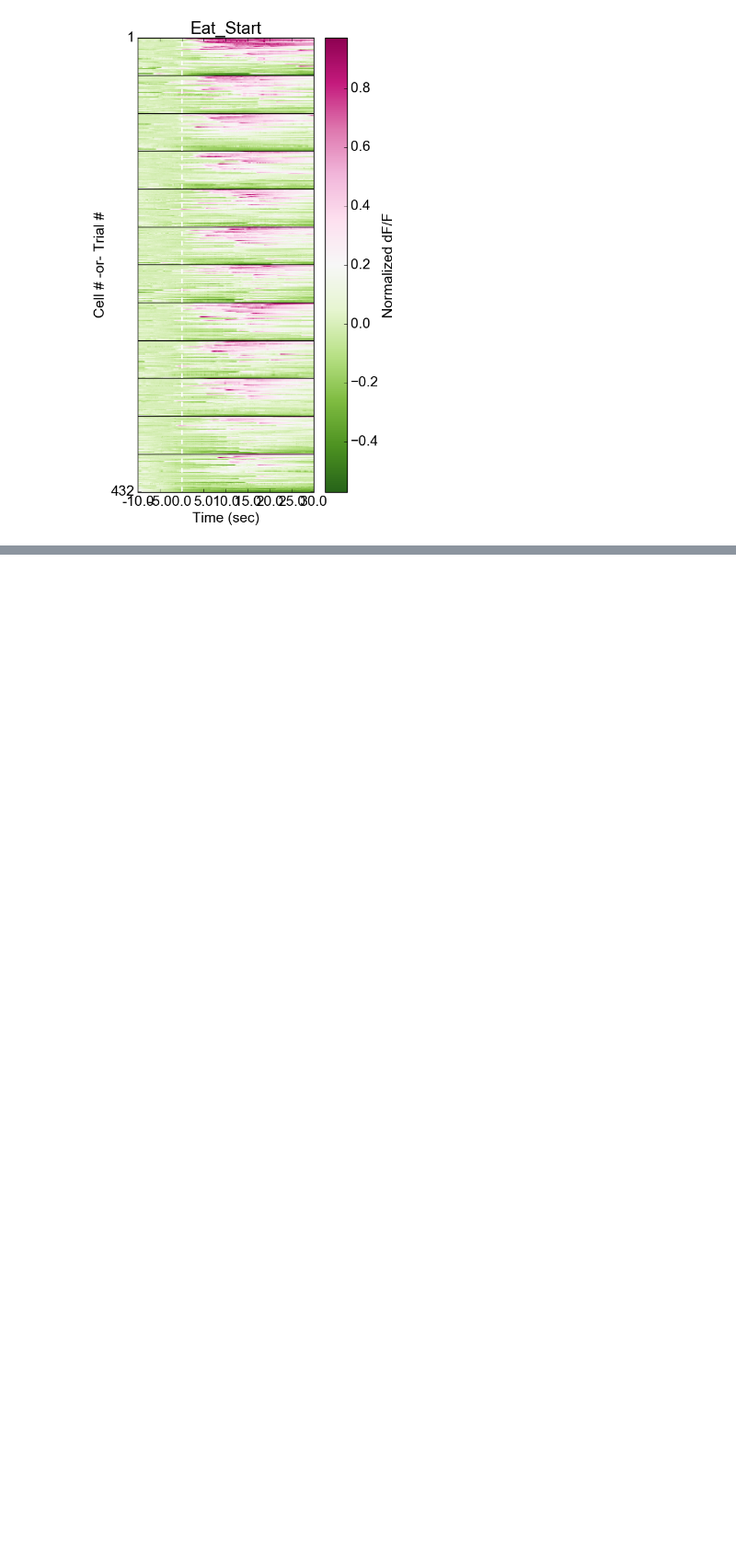
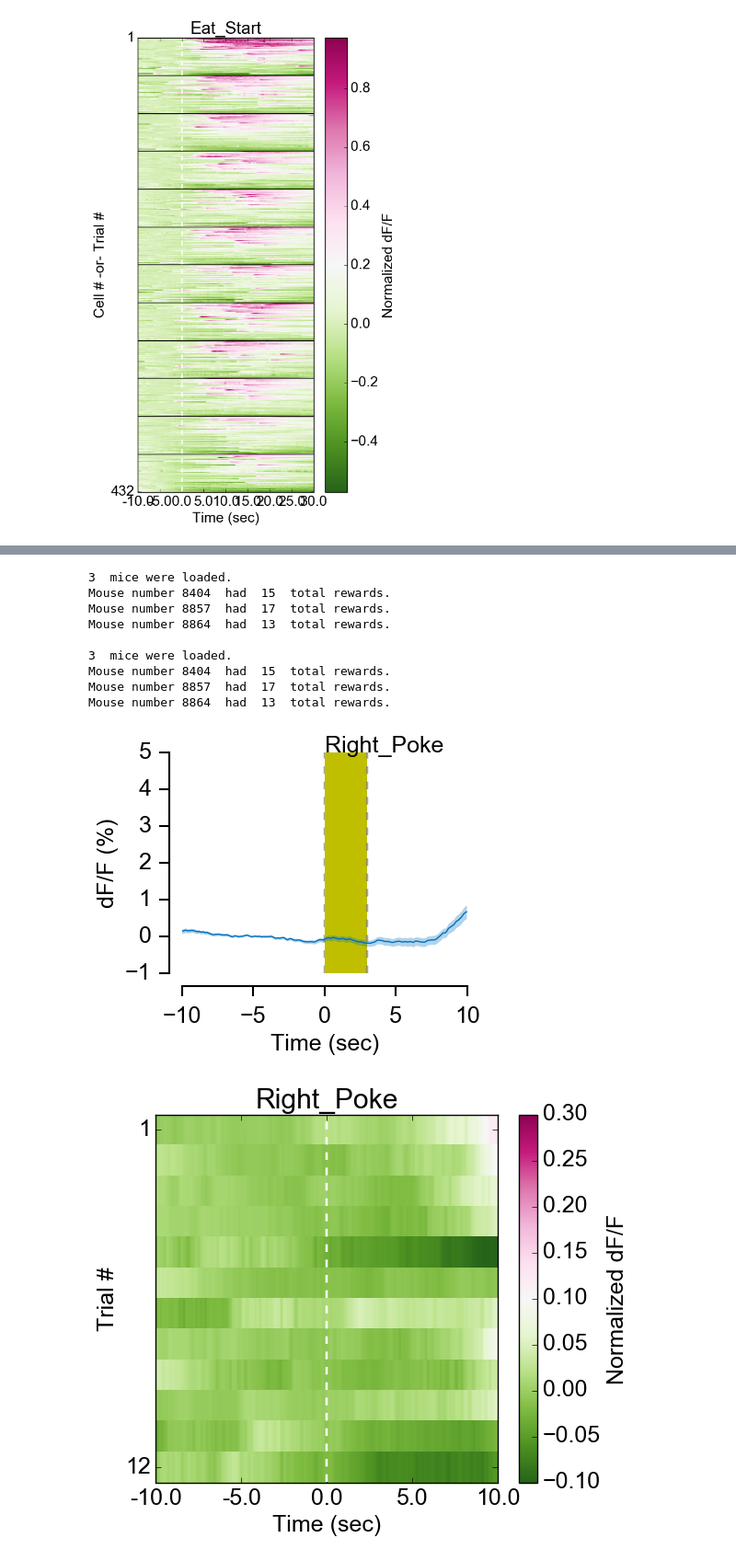
Before and after one commit to hkucukdereli/Analysis_Miniscope, a Jupyter notebook: Miniscope_FR1_first_summary.ipynb, the cells around one changed output, grey strips where cells are left out. Shown at 92% size. Cells and saved outputs as stored; diff of their text form; code cells hidden in the pictures; blank space fills up the shorter version.

```diff
--- a/Miniscope_FR1_first_summary.ipynb
+++ b/Miniscope_FR1_first_summary.ipynb
@@ -334,28 +338,40 @@ fig.savefig(fname)
 # %%
 # Pick the event
 eventType = 'Right_Poke'
 base = -10.0
-duration = 30.0
+duration = 10.0
 
 # Plot the mean of all
 eventsData = markTrials(mice, dFFList, base=base, duration=duration, eventType=eventType, behType=behType, trials=trials, baselining=True)
 eventsData_norm = markTrials(mice, normList, base=base, duration=duration, eventType=eventType, behType=behType, trials=trials, baselining=True)
 
 # Calculate the mean and sem
 mean=eventsData.pivot_table(index=['Event', 'Cell'], columns='New_Time').mean()
 sem=eventsData.pivot_table(index=['Event', 'Cell'], columns='New_Time').sem()
 time = np.arange(base,duration,fs)
 
 fig, ax = plotMean(mean, sem, time, eventType)
 ax.plot([3.0, 3.0],[-1, 5], 'gray', linestyle='--', linewidth=1.5*1.2, alpha=0.7)
 ax.fill_between([0.0,3.0], -1, 5, facecolor='y', linewidth=0, alpha=1.0, zorder=-55)
-fig, ax = plotMean(mean, sem, time, eventType)
+#fig, ax = plotMean(mean, sem, time, eventType)
 fname = "J:\\Hakan Kucukdereli\\Miniscope_Behaviour_MPIN\\scripts\\figures\\first_draft\\"+"2_"+eventType+"_all_trials_mean_base_"+str(base)+"sec.svg"
 fig.savefig(fname)
 
 fname = "J:\\Hakan Kucukdereli\\Miniscope_Behaviour_MPIN\\scripts\\figures\\first_draft\\"+"2_"+eventType+ "_all_trials_heatmap_"+str(base)+"sec.svg"
 fig2, ax2 = plotHeat(eventsData_norm, eventType, base, duration, trials, fs=0.05, vlim=[-0.1, 0.3])
 fig2.savefig(fname)
+# %% [output]
+3  mice were loaded.
+Mouse number 8404  had  15  total rewards.
+Mouse number 8857  had  17  total rewards.
+Mouse number 8864  had  13  total rewards.
+
+3  mice were loaded.
+Mouse number 8404  had  15  total rewards.
+Mouse number 8857  had  17  total rewards.
+Mouse number 8864  had  13  total rewards.
+[figure, added]
+[figure, added]
 # %%
 heatData = eventsData_norm.pivot_table(index=['Event', 'Cell'], columns='New_Time').values
 [row, col] = heatData.shape
```
Also changed, not shown: parts of 4 cells of this notebook, 5 other files.
